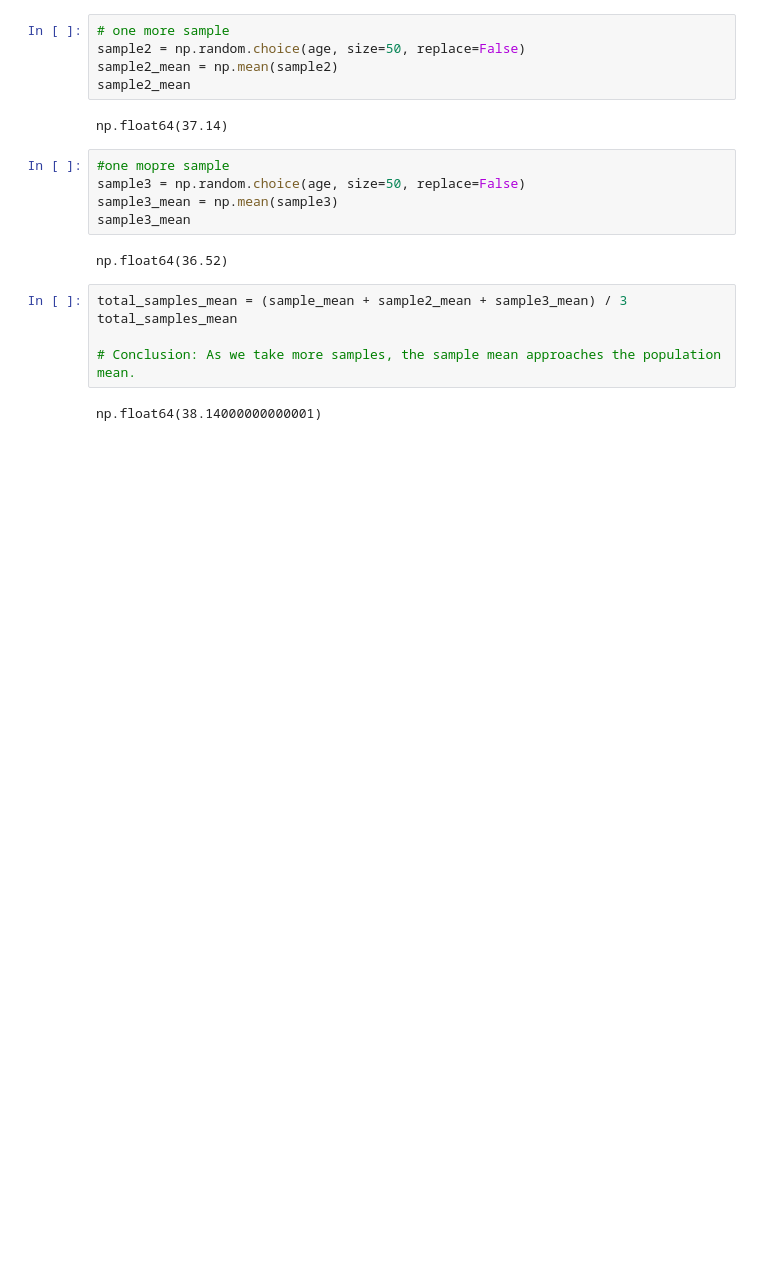
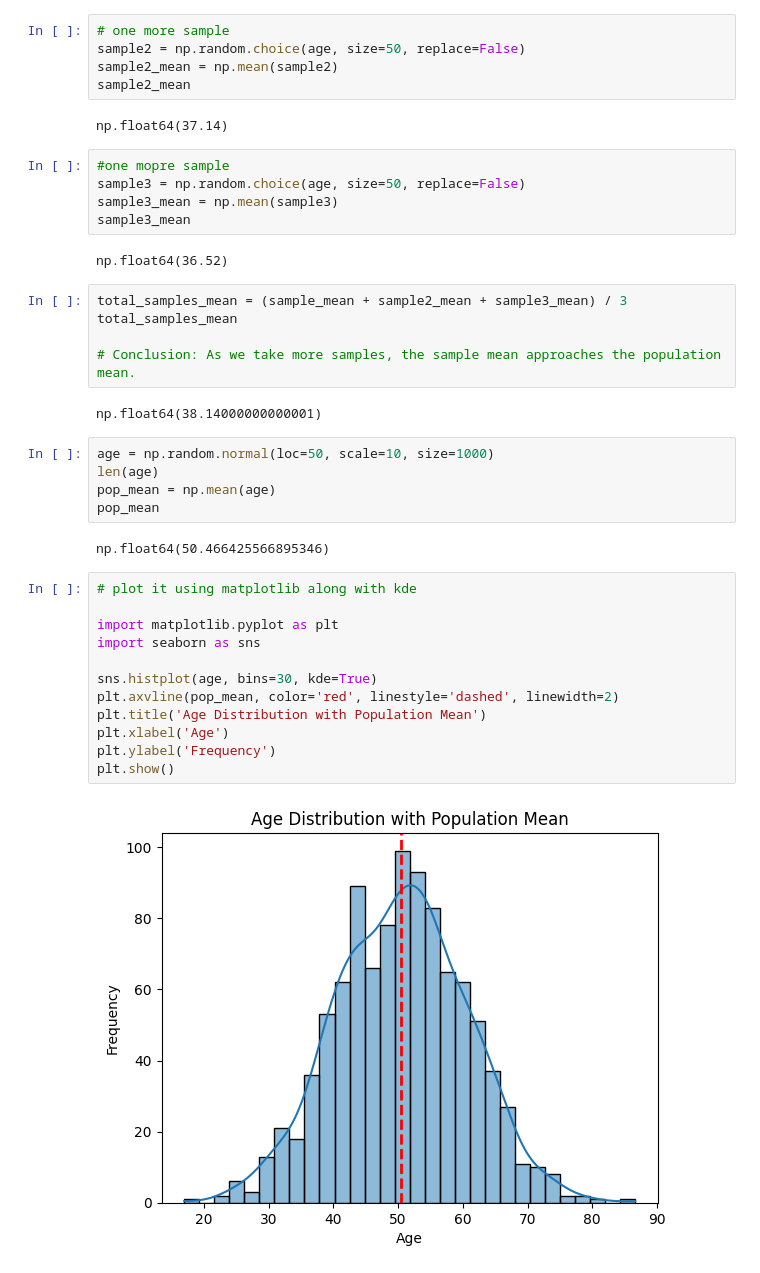
Before and after one commit to rahul8879/coachX_ds, a Jupyter notebook: Math/02_prob_stats.ipynb, the cells around one changed output. Cells and saved outputs as stored; diff of their text form; blank space fills up the shorter version.

```diff
--- a/Math/02_prob_stats.ipynb
+++ b/Math/02_prob_stats.ipynb
@@ -45,3 +45,24 @@ total_samples_mean
 # Conclusion: As we take more samples, the sample mean approaches the population mean.
 # %% [output]
 np.float64(38.14000000000001)
+# %%
+age = np.random.normal(loc=50, scale=10, size=1000)
+len(age)
+pop_mean = np.mean(age)
+pop_mean
+# %% [output]
+np.float64(50.466425566895346)
+# %%
+# plot it using matplotlib along with kde
+
+import matplotlib.pyplot as plt
+import seaborn as sns
+
+sns.histplot(age, bins=30, kde=True)
+plt.axvline(pop_mean, color='red', linestyle='dashed', linewidth=2)
+plt.title('Age Distribution with Population Mean')
+plt.xlabel('Age')
+plt.ylabel('Frequency')
+plt.show()
+# %% [output]
+[figure, added]
```
Also changed, not shown: parts of 5 cells of this notebook.
